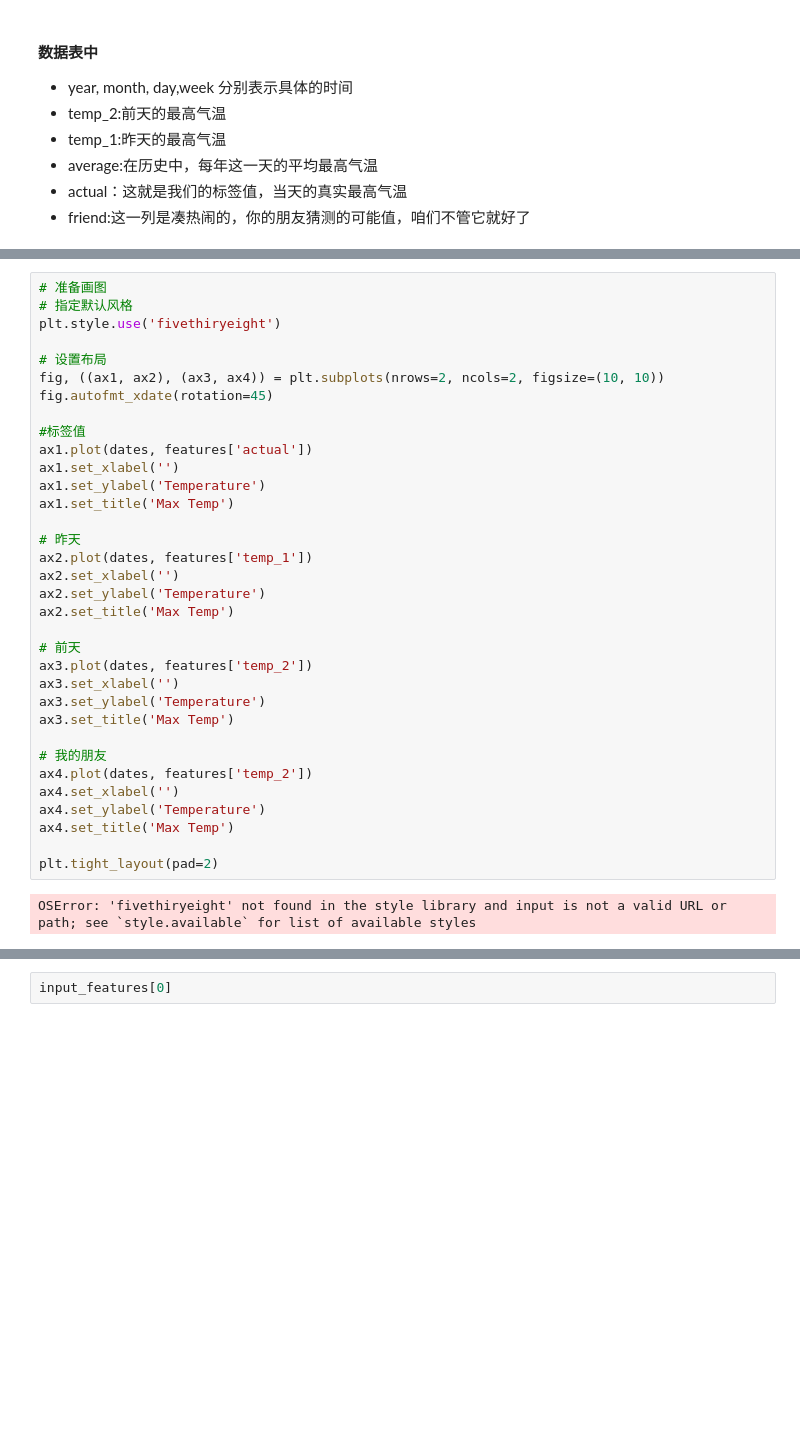
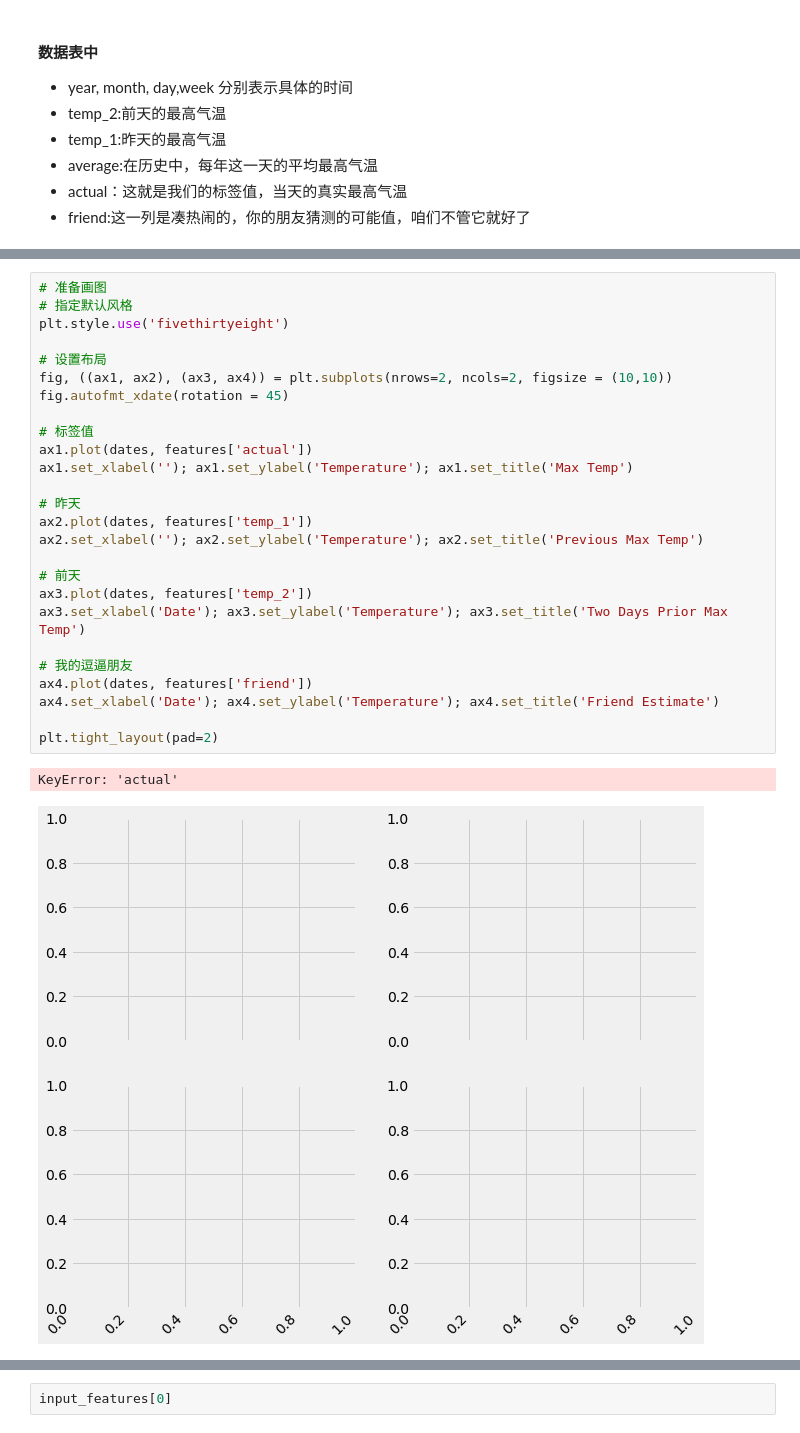
Before and after one commit to ev2li/deep-learning, a Jupyter notebook: example/temperature.ipynb, the cells around one changed output, grey strips where cells are left out. Cells and saved outputs as stored; diff of their text form; blank space fills up the shorter version.

```diff
--- a/example/temperature.ipynb
+++ b/example/temperature.ipynb
@@ -46,39 +55,32 @@ NameError: name 'features' is not defined
 # %%
 # 准备画图
 # 指定默认风格
-plt.style.use('fivethiryeight')
+plt.style.use('fivethirtyeight')
 
 # 设置布局
-fig, ((ax1, ax2), (ax3, ax4)) = plt.subplots(nrows=2, ncols=2, figsize=(10, 10))
-fig.autofmt_xdate(rotation=45)
+fig, ((ax1, ax2), (ax3, ax4)) = plt.subplots(nrows=2, ncols=2, figsize = (10,10))
+fig.autofmt_xdate(rotation = 45)
 
-#标签值
+# 标签值
 ax1.plot(dates, features['actual'])
-ax1.set_xlabel('')
-ax1.set_ylabel('Temperature')
-ax1.set_title('Max Temp')
+ax1.set_xlabel(''); ax1.set_ylabel('Temperature'); ax1.set_title('Max Temp')
 
 # 昨天
 ax2.plot(dates, features['temp_1'])
-ax2.set_xlabel('')
-ax2.set_ylabel('Temperature')
-ax2.set_title('Max Temp')
+ax2.set_xlabel(''); ax2.set_ylabel('Temperature'); ax2.set_title('Previous Max Temp')
 
 # 前天
 ax3.plot(dates, features['temp_2'])
-ax3.set_xlabel('')
-ax3.set_ylabel('Temperature')
-ax3.set_title('Max Temp')
+ax3.set_xlabel('Date'); ax3.set_ylabel('Temperature'); ax3.set_title('Two Days Prior Max Temp')
 
-# 我的朋友
-ax4.plot(dates, features['temp_2'])
-ax4.set_xlabel('')
-ax4.set_ylabel('Temperature')
-ax4.set_title('Max Temp')
+# 我的逗逼朋友
+ax4.plot(dates, features['friend'])
+ax4.set_xlabel('Date'); ax4.set_ylabel('Temperature'); ax4.set_title('Friend Estimate')
 
 plt.tight_layout(pad=2)
 # %% [output]
-OSError: 'fivethiryeight' not found in the style library and input is not a valid URL or path; see `style.available` for list of available styles
+KeyError: 'actual'
+[figure, added]
 # %%
 features = pd.get_dummies(features)
 features.head(5)
```
Also changed, not shown: parts of 7 cells of this notebook, 1 other file.
